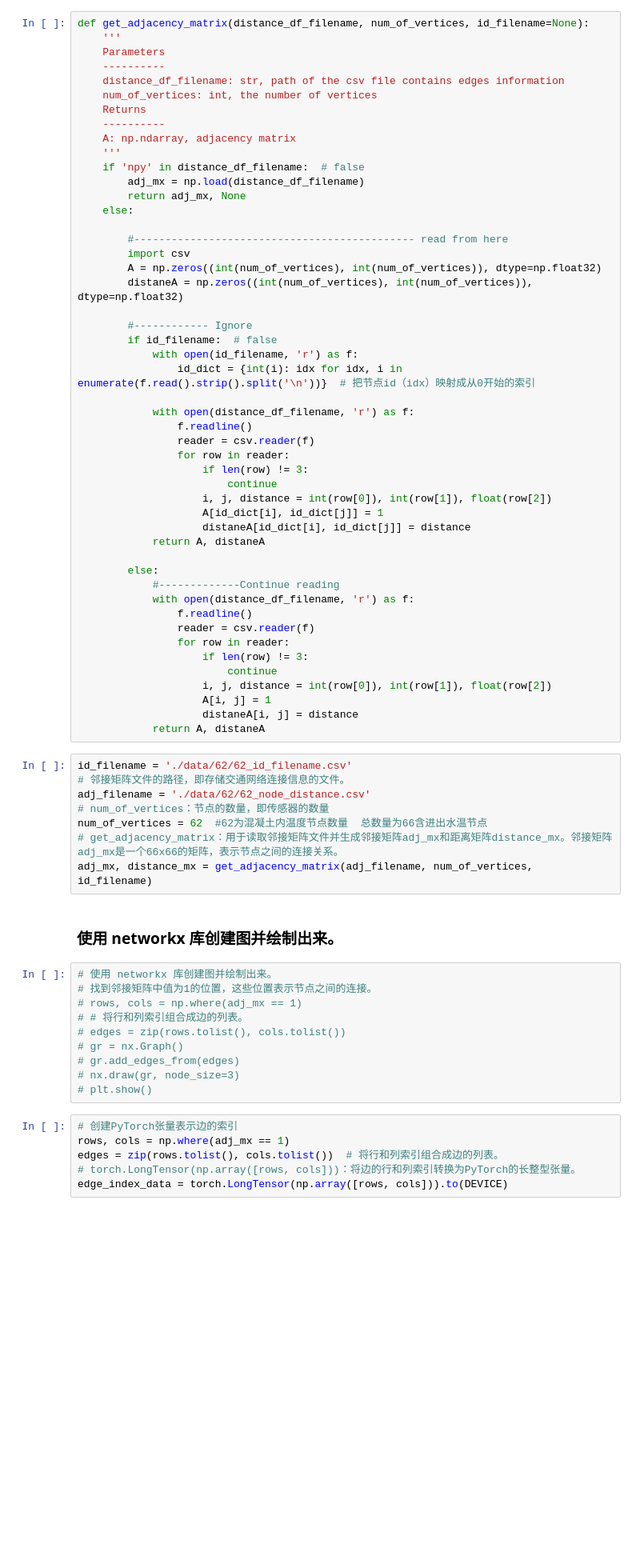
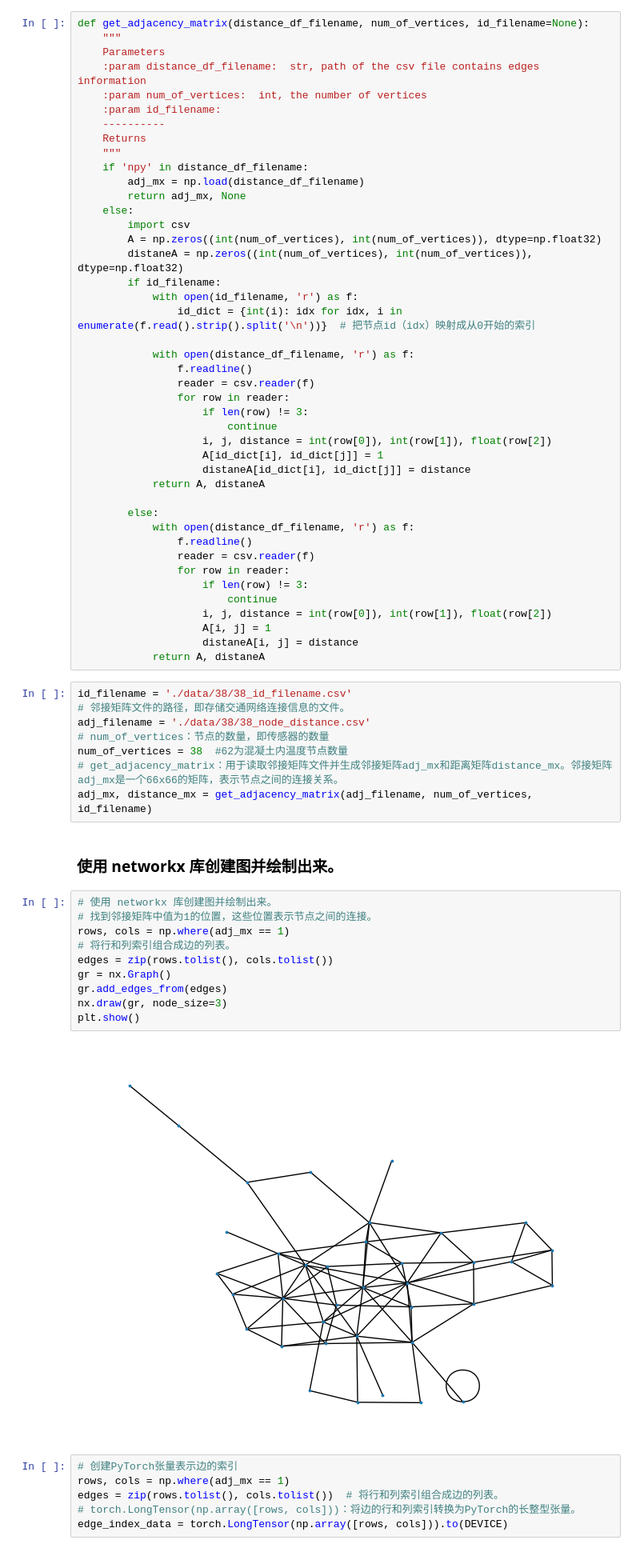
Before and after one commit to ufoozhenghao/pyg-ubuntu, a Jupyter notebook: 1_astgcn_for_temperature_forecasting.ipynb, the cells around one changed output. Shown at 80% size. Saved outputs shown, nothing was run; the diff lists cells and outputs as text; blank space fills up the shorter version.

```diff
--- a/1_astgcn_for_temperature_forecasting.ipynb
+++ b/1_astgcn_for_temperature_forecasting.ipynb
@@ -140,27 +140,22 @@ stats_data: {'signal_0_mean': array([[[[29.81448662],
          [0.        ]]]])}
 # %%
 def get_adjacency_matrix(distance_df_filename, num_of_vertices, id_filename=None):
-    '''
+    """
     Parameters
+    :param distance_df_filename:  str, path of the csv file contains edges information
+    :param num_of_vertices:  int, the number of vertices
+    :param id_filename:
     ----------
-    distance_df_filename: str, path of the csv file contains edges information
-    num_of_vertices: int, the number of vertices
     Returns
-    ----------
-    A: np.ndarray, adjacency matrix
-    '''
-    if 'npy' in distance_df_filename:  # false
+    """
+    if 'npy' in distance_df_filename:
         adj_mx = np.load(distance_df_filename)
         return adj_mx, None
     else:
-
-        #--------------------------------------------- read from here
         import csv
         A = np.zeros((int(num_of_vertices), int(num_of_vertices)), dtype=np.float32)
         distaneA = np.zeros((int(num_of_vertices), int(num_of_vertices)), dtype=np.float32)
-
-        #------------ Ignore
-        if id_filename:  # false
+        if id_filename:
             with open(id_filename, 'r') as f:
                 id_dict = {int(i): idx for idx, i in enumerate(f.read().strip().split('\n'))}  # 把节点id（idx）映射成从0开始的索引
 
@@ -176,7 +171,6 @@ def get_adjacency_matrix(distance_df_filename, num_of_vertices, id_filename=None
             return A, distaneA
 
         else:
-            #-------------Continue reading
             with open(distance_df_filename, 'r') as f:
                 f.readline()
                 reader = csv.reader(f)
@@ -188,11 +182,11 @@ def get_adjacency_matrix(distance_df_filename, num_of_vertices, id_filename=None
                     distaneA[i, j] = distance
             return A, distaneA
 # %%
-id_filename = './data/62/62_id_filename.csv'
+id_filename = './data/38/38_id_filename.csv'
 # 邻接矩阵文件的路径，即存储交通网络连接信息的文件。
-adj_filename = './data/62/62_node_distance.csv'
+adj_filename = './data/38/38_node_distance.csv'
 # num_of_vertices：节点的数量，即传感器的数量
-num_of_vertices = 62  #62为混凝土内温度节点数量  总数量为66含进出水温节点
+num_of_vertices = 38  #62为混凝土内温度节点数量
 # get_adjacency_matrix：用于读取邻接矩阵文件并生成邻接矩阵adj_mx和距离矩阵distance_mx。邻接矩阵adj_mx是一个66x66的矩阵，表示节点之间的连接关系。
 adj_mx, distance_mx = get_adjacency_matrix(adj_filename, num_of_vertices, id_filename)
 # %% [markdown]
@@ -200,13 +194,15 @@ adj_mx, distance_mx = get_adjacency_matrix(adj_filename, num_of_vertices, id_fil
 # %%
 # 使用 networkx 库创建图并绘制出来。
 # 找到邻接矩阵中值为1的位置，这些位置表示节点之间的连接。
-# rows, cols = np.where(adj_mx == 1)
-# # 将行和列索引组合成边的列表。
-# edges = zip(rows.tolist(), cols.tolist())
-# gr = nx.Graph()
-# gr.add_edges_from(edges)
-# nx.draw(gr, node_size=3)
-# plt.show()
+rows, cols = np.where(adj_mx == 1)
+# 将行和列索引组合成边的列表。
+edges = zip(rows.tolist(), cols.tolist())
+gr = nx.Graph()
+gr.add_edges_from(edges)
+nx.draw(gr, node_size=3)
+plt.show()
+# %% [output]
+[figure, added]
 # %%
 # 创建PyTorch张量表示边的索引
 rows, cols = np.where(adj_mx == 1)
```
Also changed, not shown: parts of 2 cells of this notebook, 24 other files.
